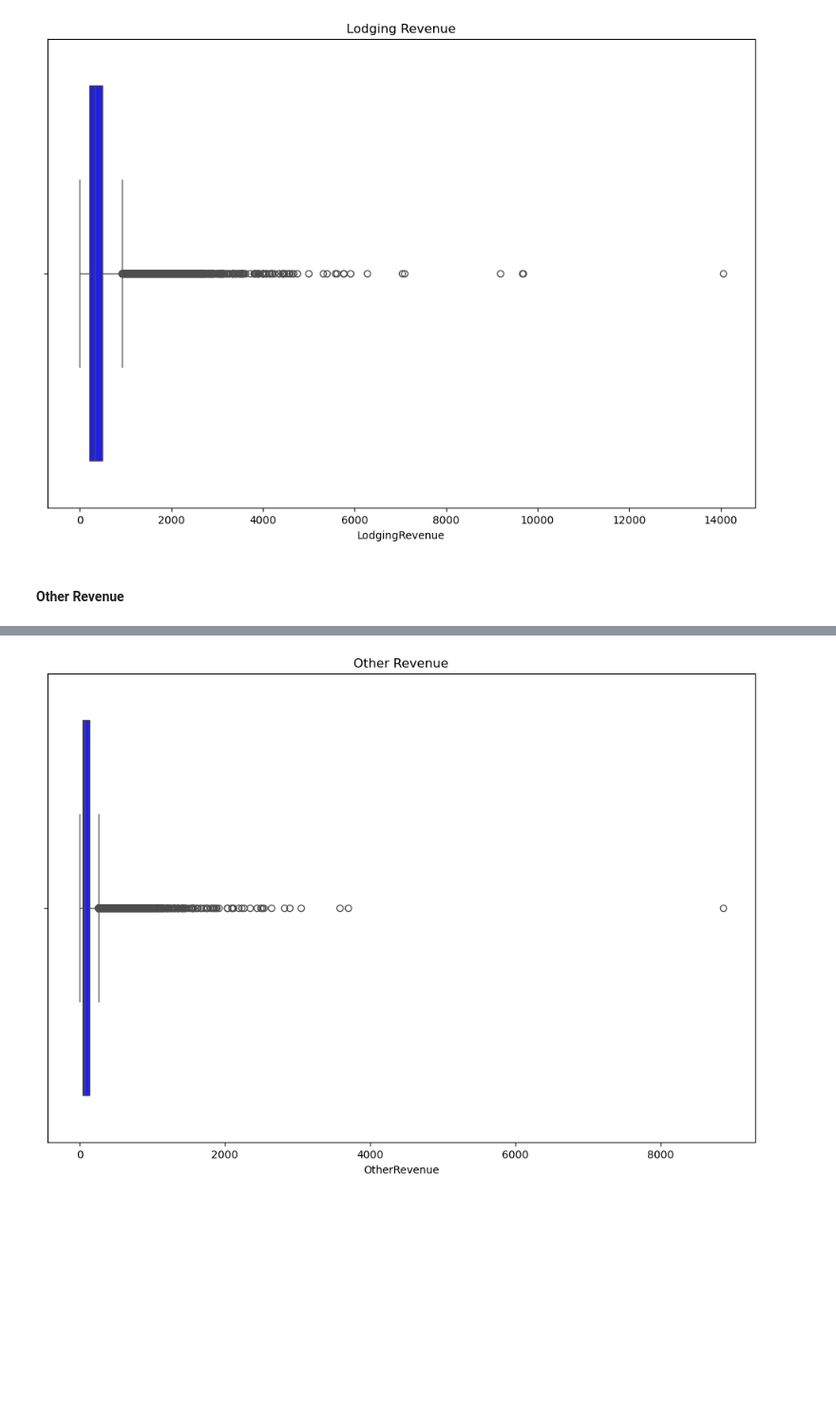
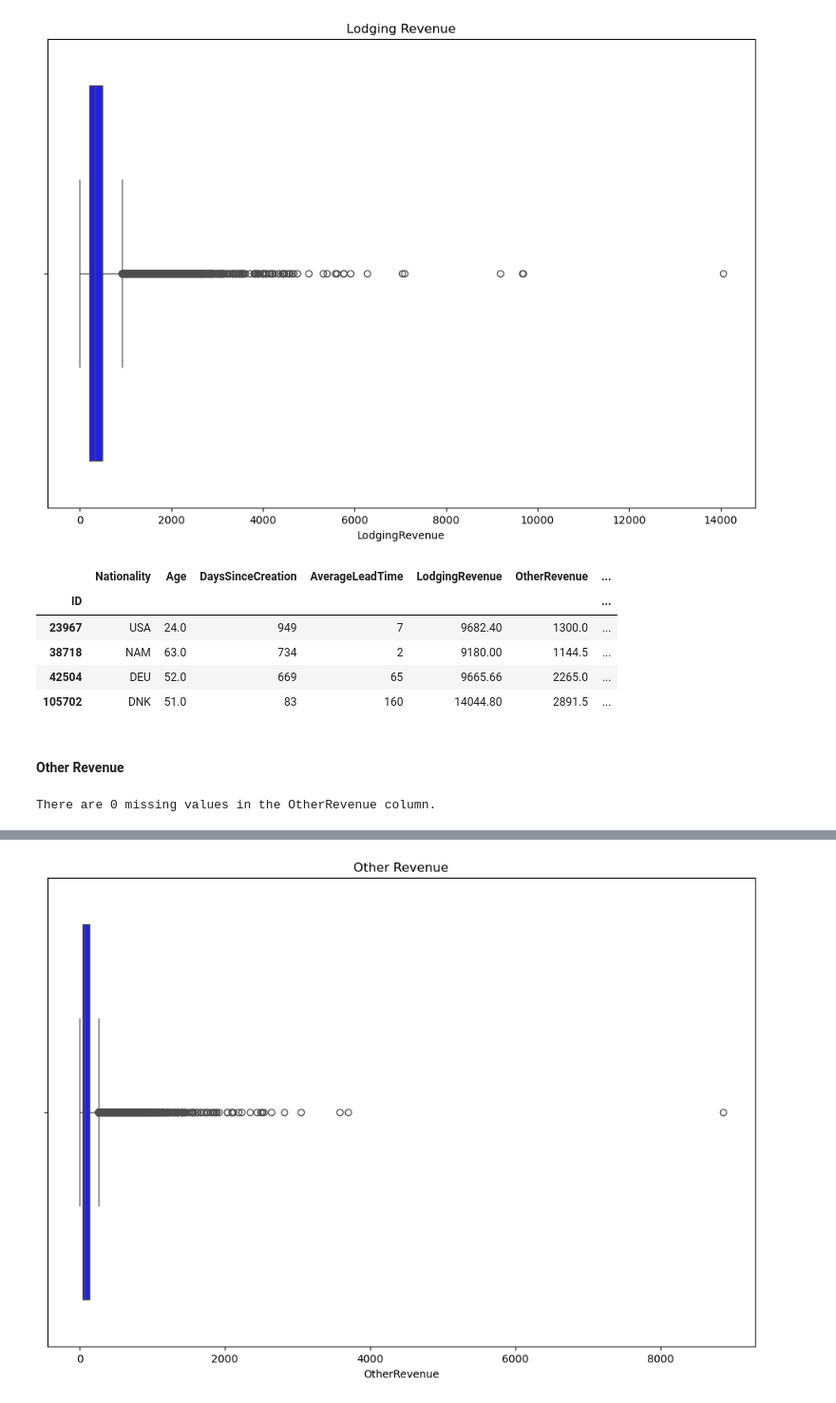
Before and after one commit to RubenCMarques/Hotel-Customer-Segmentation, a Jupyter notebook: Notebooks/A-B.ipynb, the cells around one changed output, grey strips where cells are left out. Shown at 95% size. Saved outputs shown, nothing was run; the diff lists cells and outputs as text; code cells hidden in the pictures; blank space fills up the shorter version.

```diff
--- a/Notebooks/A-B.ipynb
+++ b/Notebooks/A-B.ipynb
@@ -633,2 +668,5 @@ plt.show()
+# %%
+# Drop rows where AverageLeadTime is negative
+customers = customers[customers['AverageLeadTime'] >= 0]
 # %% [markdown]
 #### Lodging Revenue
@@ -639,3 +697,13 @@ plt.title('Lodging Revenue')
 plt.show()
 # %% [output]
 [figure]
+# %%
+# Check row with LodgingRevenue above 8000
+customers[customers['LodgingRevenue'] > 8000]
+# %% [output]
+|  | Nationality | Age | DaysSinceCreation | AverageLeadTime | LodgingRevenue | OtherRevenue | ... |
+| ID |  |  |  |  |  |  | ... |
+| 23967 | USA | 24.0 | 949 | 7 | 9682.40 | 1300.0 | ... |
+| 38718 | NAM | 63.0 | 734 | 2 | 9180.00 | 1144.5 | ... |
+| 42504 | DEU | 52.0 | 669 | 65 | 9665.66 | 2265.0 | ... |
+| 105702 | DNK | 51.0 | 83 | 160 | 14044.80 | 2891.5 | ... |
@@ -642,2 +714,8 @@ plt.show()
 # %% [markdown]
 #### Other Revenue
+# %%
+# Check for missing values in LodgingRevenue
+missing_revenue = customers['OtherRevenue'].isnull().sum()
+print(f'There are {missing_revenue} missing values in the OtherRevenue column.')
+# %% [output]
+There are 0 missing values in the OtherRevenue column.
```
Also changed, not shown: parts of 72 cells of this notebook, 2 other files.
